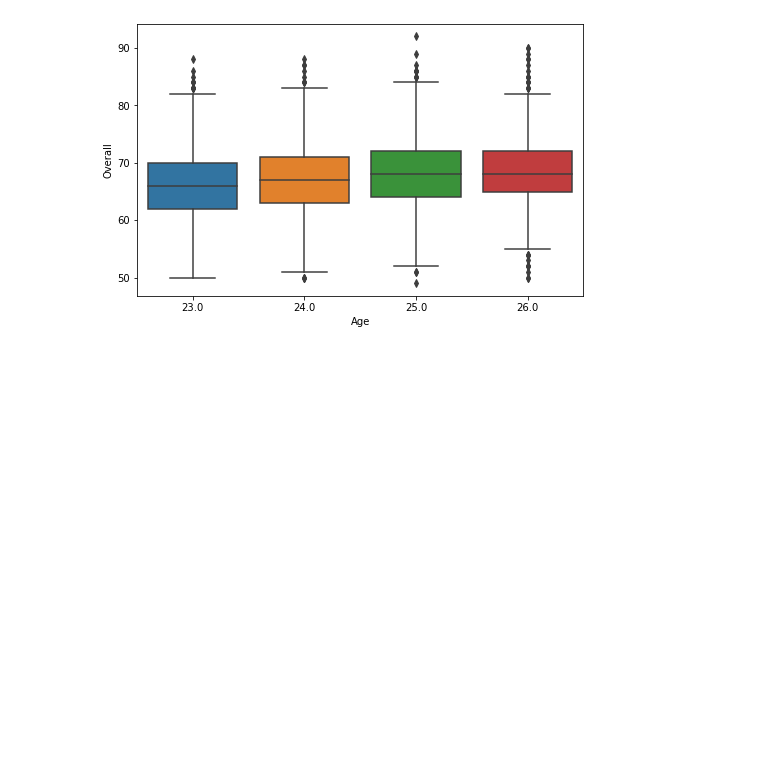
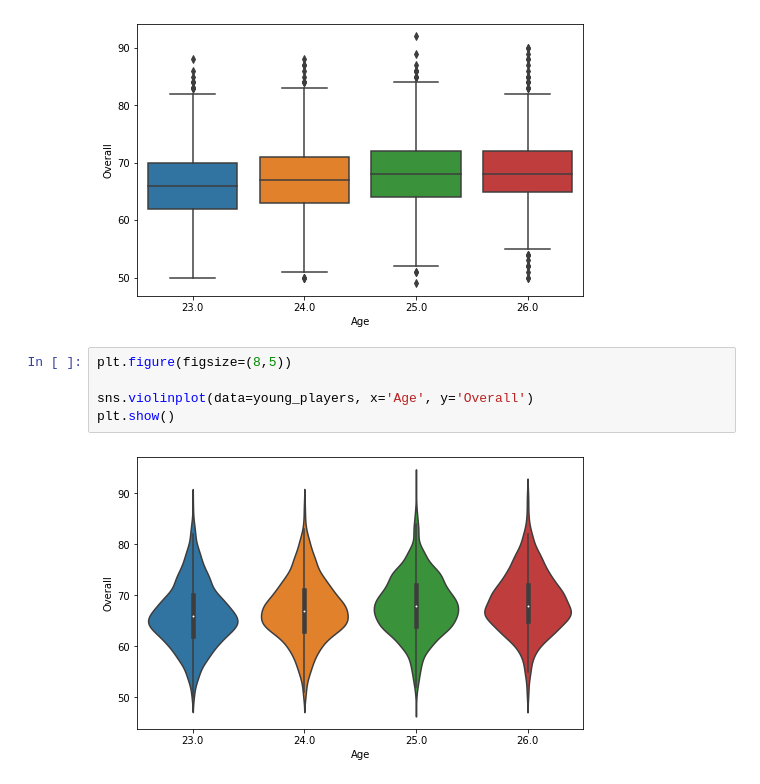
Before and after one commit to Art-toby/python-workbook, a Jupyter notebook: workbook.ipynb, the cells around one changed output. Drawn from its saved outputs; the diff is of its cells as text; blank space fills up the shorter version.

```diff
--- a/workbook.ipynb
+++ b/workbook.ipynb
@@ -1249,3 +1249,10 @@ sns.boxplot(data=young_players, x='Age', y='Overall')
 plt.show()
 # %% [output]
 [figure]
+# %%
+plt.figure(figsize=(8,5))
+
+sns.violinplot(data=young_players, x='Age', y='Overall')
+plt.show()
+# %% [output]
+[figure, added]
```
Also changed, not shown: parts of 4 cells of this notebook.
